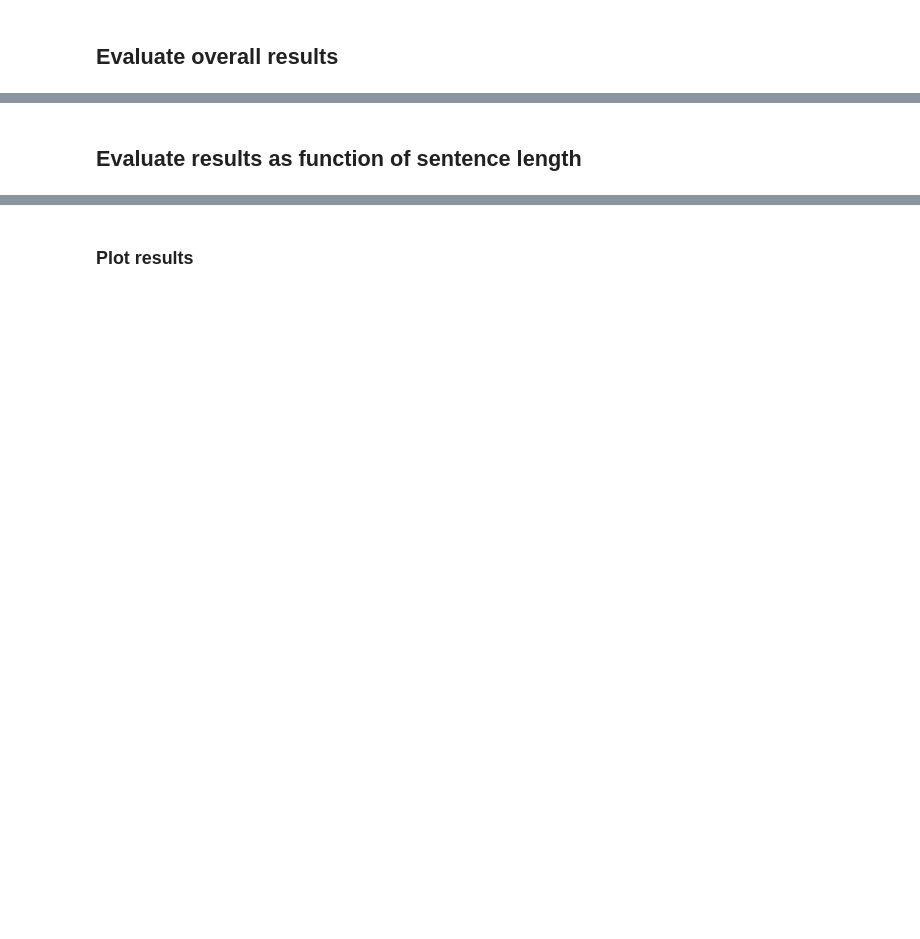
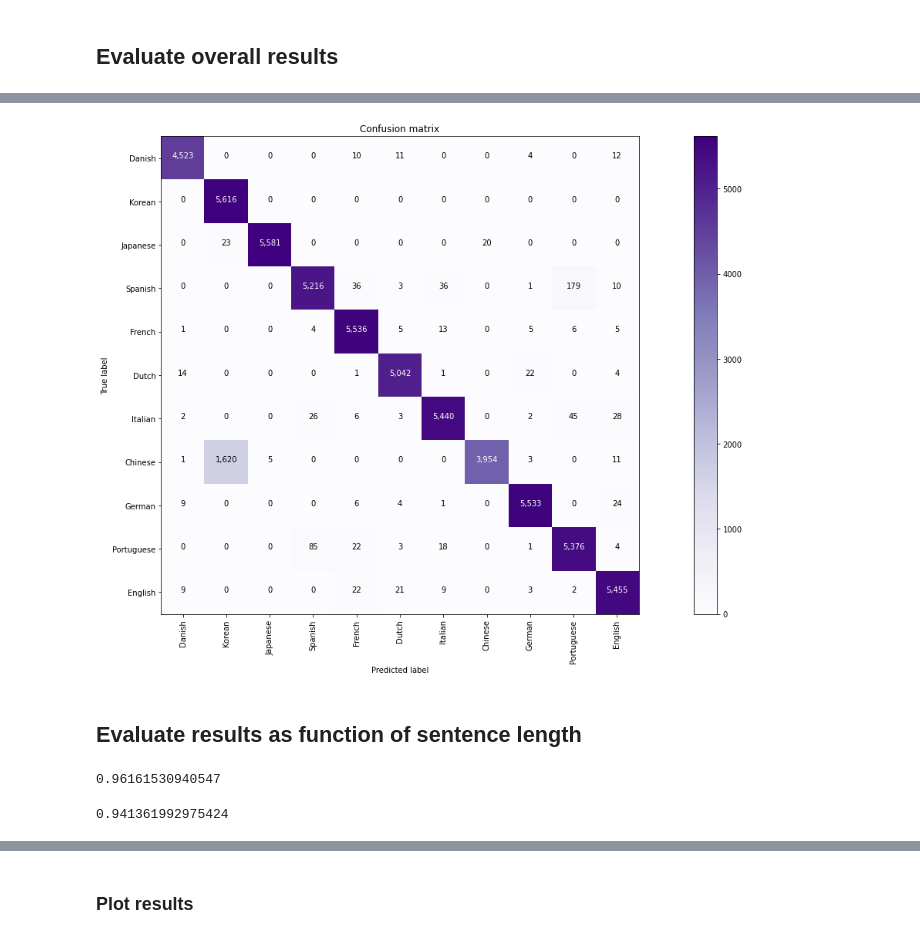
Before and after one commit to br-pki/detectLanguage, a Jupyter notebook: evaluate.ipynb, the cells around one changed output, grey strips where cells are left out. Drawn from its saved outputs; the diff is of its cells as text; code cells hidden in the pictures; blank space fills up the shorter version.

```diff
--- a/evaluate.ipynb
+++ b/evaluate.ipynb
@@ -335,7 +393,20 @@ from sklearn.metrics import confusion_matrix
+# %%
+cm = confusion_matrix(sample["Language_English_Name"], sample["langdetect_language_English_Name"], labels)
+plot_confusion_matrix(cm=cm, target_names=labels, normalize=False)
+# %% [output]
+[figure, added]
 # %% [markdown]
 ## Evaluate results as function of sentence length
 # %%
 from sklearn.metrics import f1_score
+# %%
+f1_score(sample["Language_English_Name"], sample["langid_language_English_Name"], labels=labels, average="weighted")
+# %% [output]
+0.96161530940547
+# %%
+f1_score(sample["Language_English_Name"], sample["langdetect_language_English_Name"], labels=labels, average="weighted")
+# %% [output]
+0.941361992975424
 # %%
 results = []
 for this_bin in bin_labels:
```
Also changed, not shown: parts of 51 cells of this notebook, 3 other files.
